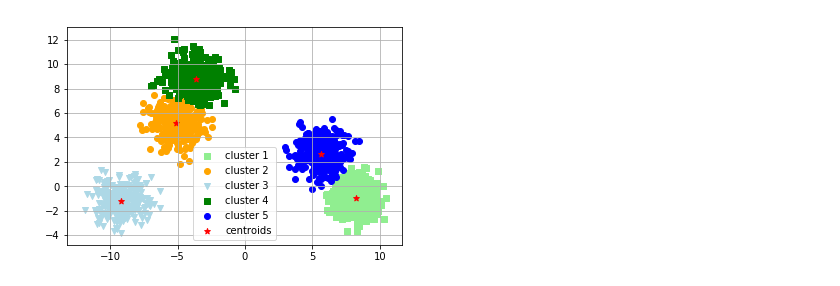
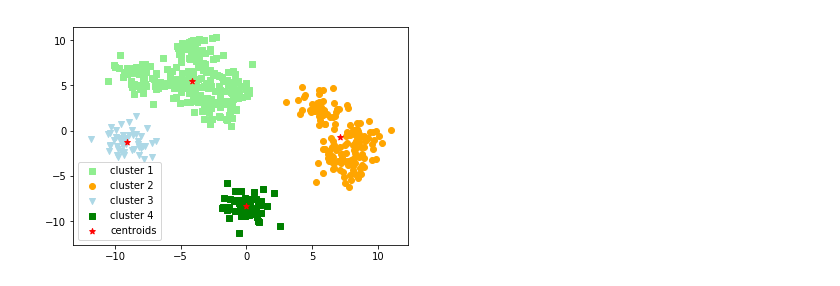
Before and after one commit to daring-board/clustering_practice, a Jupyter notebook: KMeans.ipynb, the cells around one changed output. Saved outputs shown, nothing was run; the diff lists cells and outputs as text; code cells hidden in the pictures.

```diff
--- a/KMeans.ipynb
+++ b/KMeans.ipynb
@@ -7,9 +17,9 @@ from IPython.display import display, HTML
 from sklearn.datasets import make_blobs  # ダミーデータの生成用
 
 # Xには1つのプロットの(x,y)が、yにはそのプロットの所属するクラスター番号が入る
-X,y=make_blobs(n_samples=1500,         # サンプル点の総数
+X,y=make_blobs(n_samples=500,         # サンプル点の総数
                n_features=2,          # 特徴量（次元数）の指定  default:2
-               centers=5,             # クラスタの個数
+               centers=10,             # クラスタの個数
                cluster_std=1,       # クラスタ内の標準偏差
                shuffle=True,          # サンプルをシャッフル
                random_state=46)        # 乱数生成器の状態を指定
@@ -22,11 +42,11 @@ plt.show()
 # %%
 from sklearn.cluster import KMeans
 
-model = KMeans(n_clusters=5,            # クラスターの個数
+# モデルインスタンスをコンストラクト
+model = KMeans(n_clusters=4,            # クラスターの個数
             init='random',           # セントロイドの初期値をランダムに設定  default: 'k-means++'
-            n_init=10,               # 異なるセントロイドの初期値を用いたk-meansの実行回数 default: '10' 実行したうちもっとSSE値が小さいモデルを最終モデルとして選択
-#             max_iter=300,            # k-meansアルゴリズムの内部の最大イテレーション回数  default: '300'
-            tol=1e-04,               # 収束と判定するための相対的な許容誤差 default: '1e-04'
             random_state=48)          # セントロイドの初期化に用いる乱数発生器の状態
 
-y_km = model.fit(X)
+# モデルパラメータを入力データにフィッティングさせる
+# (モデルパラメータの学習)
+model.fit(X)
@@ -33,37 +65,14 @@ y_km = model.fit(X)
 # %%
+# 予測を行う
 y_km = model.predict(X)
-plt.scatter(X[y_km==0,0],         # y_km（クラスター番号）が0の時にXの0列目を抽出
-                    X[y_km==0,1], # y_km（クラスター番号）が0の時にXの1列目を抽出
-                    c='lightgreen',
-                    marker='s',
-                    label='cluster 1')
-plt.scatter(X[y_km==1,0],
-                    X[y_km==1,1],
-                    c='orange',
-                    marker='o',
-                    label='cluster 2')
-plt.scatter(X[y_km==2,0],
-                   X[y_km==2,1],
-                    c='lightblue',
-                    marker='v',
-                    label='cluster 3')
-plt.scatter(X[y_km==3,0],
-                   X[y_km==3,1],
-                    c='green',
-                    marker='s',
-                    label='cluster 4')
-plt.scatter(X[y_km==4,0],
-                   X[y_km==4,1],
-                    c='blue',
-                    marker='o',
-                    label='cluster 5')
-plt.scatter(model.cluster_centers_[:,0],   # km.cluster_centers_には各クラスターのセントロイドの座標が入っている
-                    model.cluster_centers_[:,1],
-                    marker='*',
-                    c='red',
-                    label='centroids')
+
+# データを平面にプロットする
+plt.scatter(X[y_km==0,0], X[y_km==0,1], c='lightgreen', marker='s', label='cluster 1')
+plt.scatter(X[y_km==1,0], X[y_km==1,1], c='orange', marker='o', label='cluster 2')
+plt.scatter(X[y_km==2,0], X[y_km==2,1], c='lightblue', marker='v', label='cluster 3')
+plt.scatter(X[y_km==3,0], X[y_km==3,1], c='green', marker='s', label='cluster 4')
+plt.scatter(model.cluster_centers_[:,0], model.cluster_centers_[:,1], marker='*', c='red', label='centroids')
 plt.legend()
-plt.grid()
 plt.show()
 # %% [output]
-[figure, old version]
+[figure, new version]
```
Also changed, not shown: parts of 9 cells of this notebook, 7 other files.
